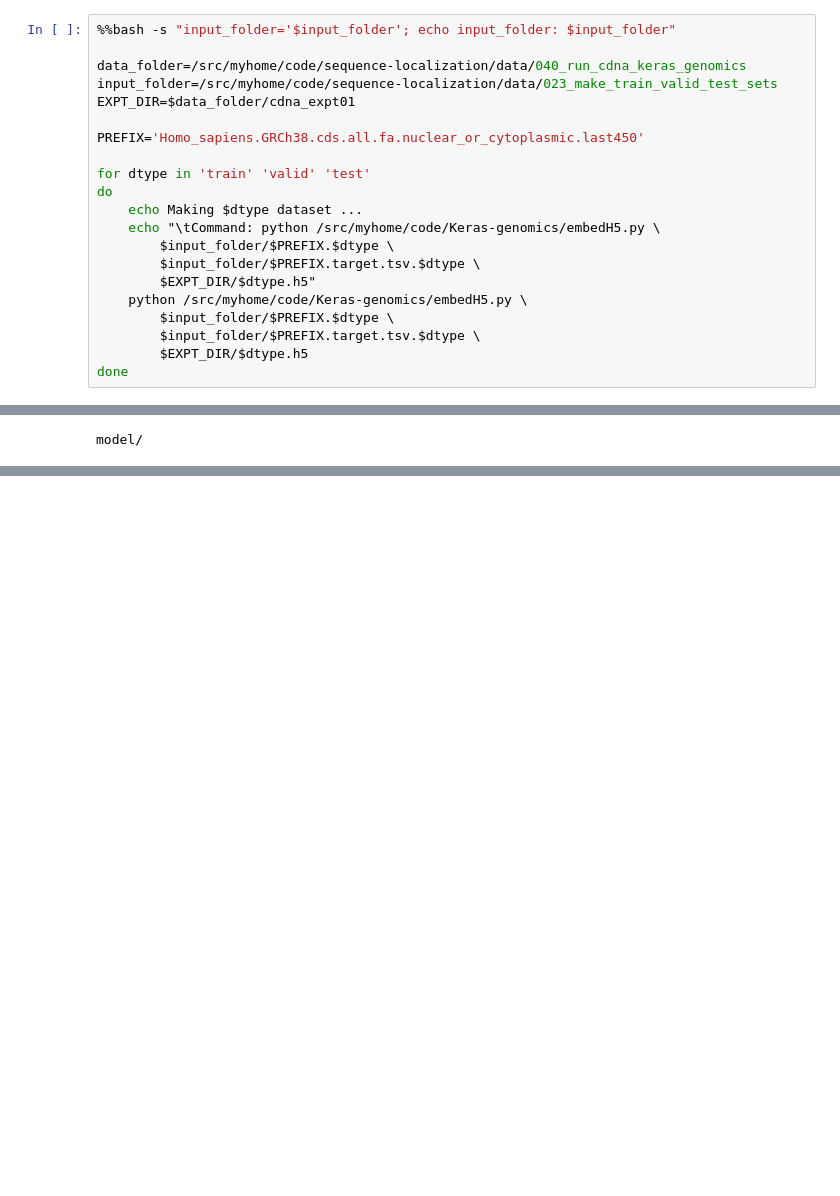
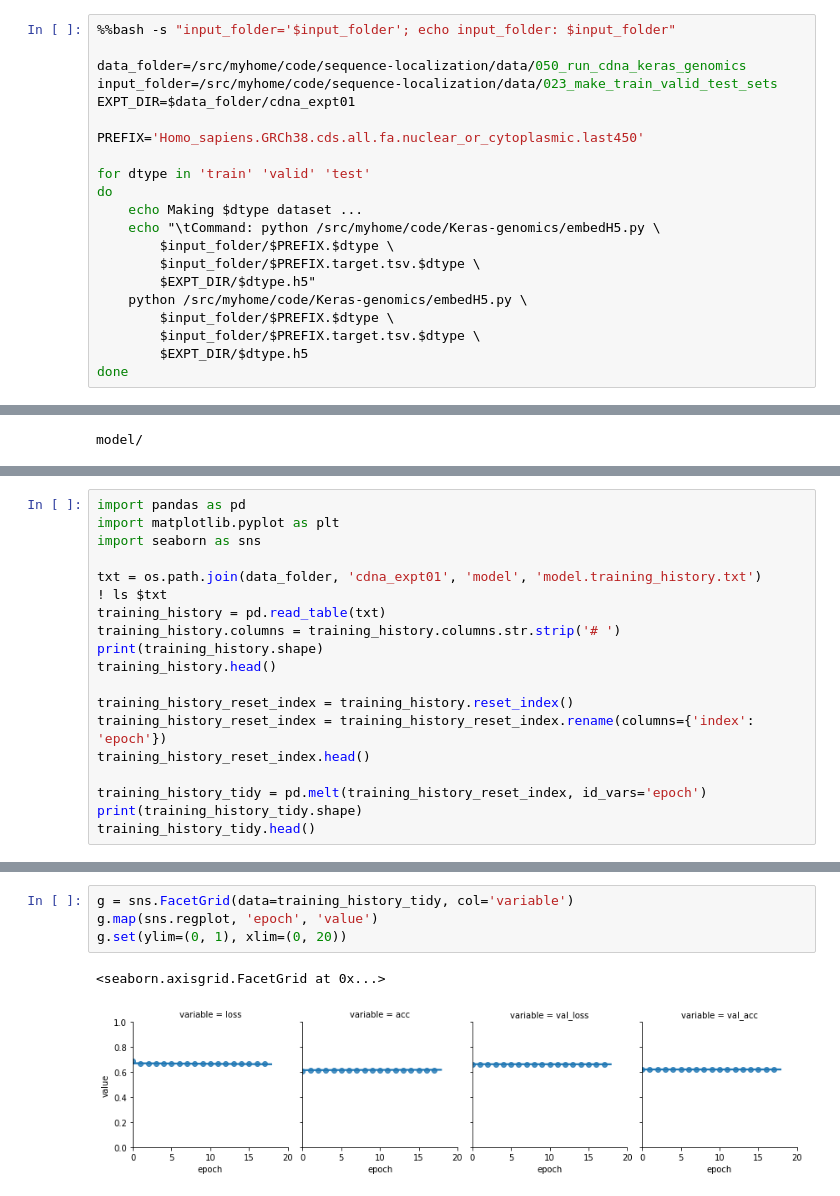
Before and after one commit to czbiohub/sequence-localization, a Jupyter notebook: notebooks/050_run_cdna_keras_genomics.ipynb, the cells around one changed output, grey strips where cells are left out. Drawn from its saved outputs; the diff is of its cells as text; blank space fills up the shorter version.

```diff
--- a/notebooks/050_run_cdna_keras_genomics.ipynb
+++ b/notebooks/050_run_cdna_keras_genomics.ipynb
@@ -66,7 +66,7 @@ SQEAYLLAFEHYVNHRKHNIPHFWPKLLMKEREVQSSILYKGAAAEGRPGGSLGVHPEGQ
 # %%
 %%bash -s "input_folder='$input_folder'; echo input_folder: $input_folder"
 
-data_folder=/src/myhome/code/sequence-localization/data/040_run_cdna_keras_genomics
+data_folder=/src/myhome/code/sequence-localization/data/050_run_cdna_keras_genomics
 input_folder=/src/myhome/code/sequence-localization/data/023_make_train_valid_test_sets
 EXPT_DIR=$data_folder/cdna_expt01
 
@@ -174,0 +192,19 @@ head: cannot open '/src/myhome/code/sequence-localization/data/050_run_cdna_kera
+# %%
+import pandas as pd
+import matplotlib.pyplot as plt
+import seaborn as sns
+
+txt = os.path.join(data_folder, 'cdna_expt01', 'model', 'model.training_history.txt')
+! ls $txt
+training_history = pd.read_table(txt)
+training_history.columns = training_history.columns.str.strip('# ')
+print(training_history.shape)
+training_history.head()
+
+training_history_reset_index = training_history.reset_index()
+training_history_reset_index = training_history_reset_index.rename(columns={'index': 'epoch'})
+training_history_reset_index.head()
+
+training_history_tidy = pd.melt(training_history_reset_index, id_vars='epoch')
+print(training_history_tidy.shape)
+training_history_tidy.head()
@@ -174,0 +221,7 @@ head: cannot open '/src/myhome/code/sequence-localization/data/050_run_cdna_kera
+# %%
+g = sns.FacetGrid(data=training_history_tidy, col='variable')
+g.map(sns.regplot, 'epoch', 'value')
+g.set(ylim=(0, 1), xlim=(0, 20))
+# %% [output]
+<seaborn.axisgrid.FacetGrid at 0x...>
+[figure, added]
```
Also changed, not shown: parts of 8 cells of this notebook, 5 other files.
